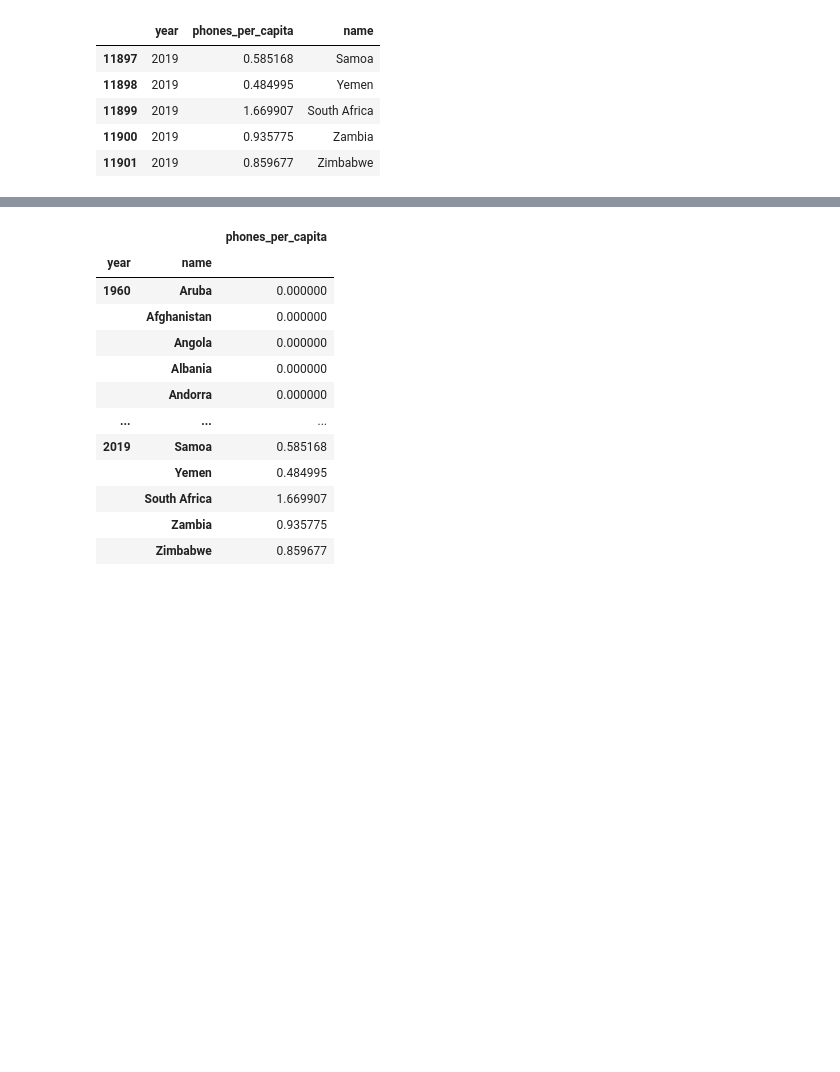
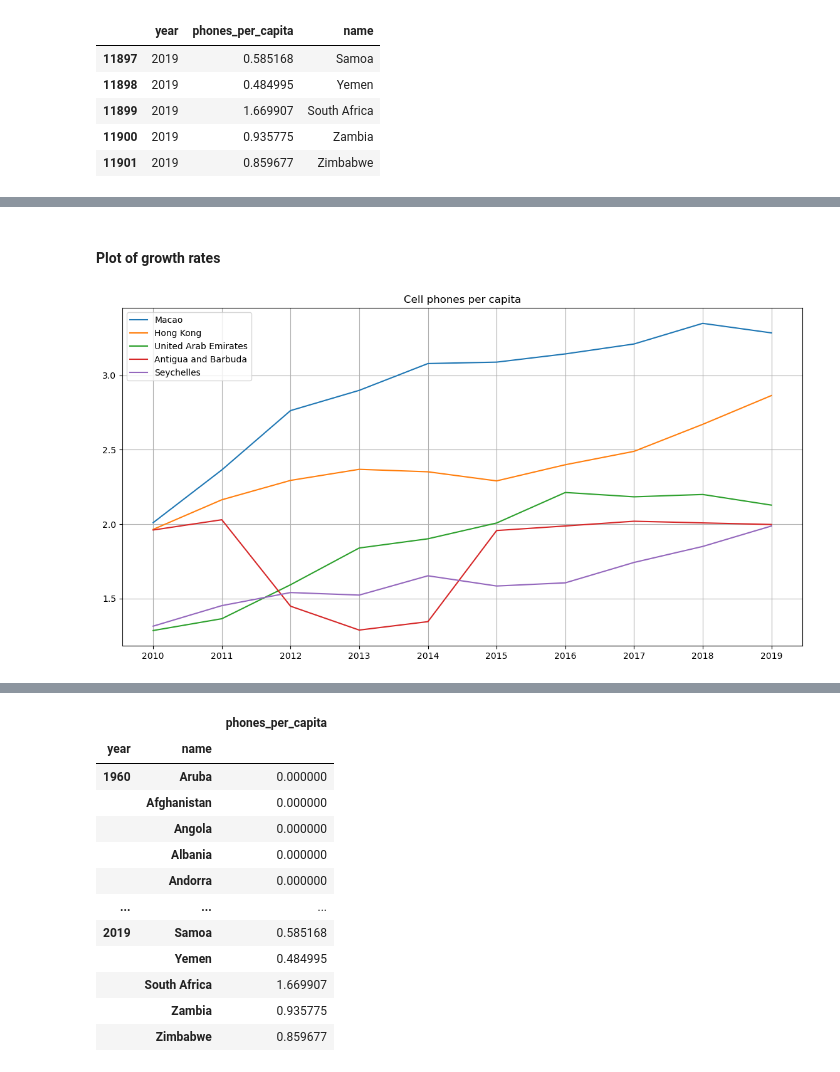
Before and after one commit to totatorbj/su-mt4007, a Jupyter notebook: HW4/HW4.ipynb, the cells around one changed output, grey strips where cells are left out. Drawn from its saved outputs; the diff is of its cells as text; code cells hidden in the pictures; blank space fills up the shorter version.

```diff
--- a/HW4/HW4.ipynb
+++ b/HW4/HW4.ipynb
@@ -587,0 +696,23 @@ merged_second_table_df.tail()
+# %%
+y_HK = selected_pivoted_merged_second_table_df['Hong Kong']
+# %%
+y_UAE = selected_pivoted_merged_second_table_df['United Arab Emirates']
+# %%
+y_AaB = selected_pivoted_merged_second_table_df['Antigua and Barbuda']
+# %%
+y_S = selected_pivoted_merged_second_table_df['Seychelles']
+# %% [markdown]
+
+#### Plot of growth rates
+# %%
+fig, axs = plt.subplots(figsize= (14,7))
+axs.plot(x_years, y_M, label='Macao')
+axs.plot(x_years, y_HK, label='Hong Kong')
+axs.plot(x_years, y_UAE, label='United Arab Emirates')
+axs.plot(x_years, y_AaB, label='Antigua and Barbuda')
+axs.plot(x_years, y_S, label='Seychelles')
+axs.set_title('Cell phones per capita')
+axs.grid()
+axs.legend();
+# %% [output]
+[figure, added]
```
Also changed, not shown: parts of 39 cells of this notebook, 1 other file.
